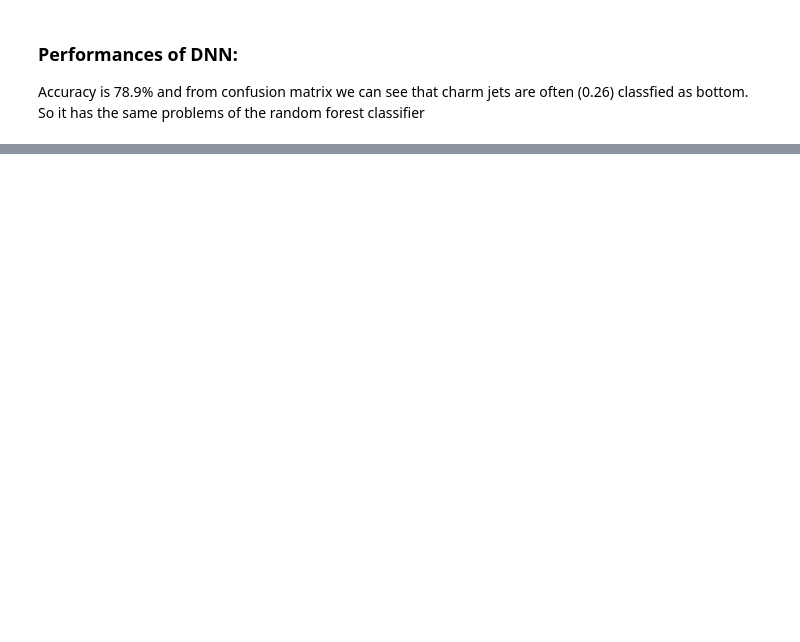
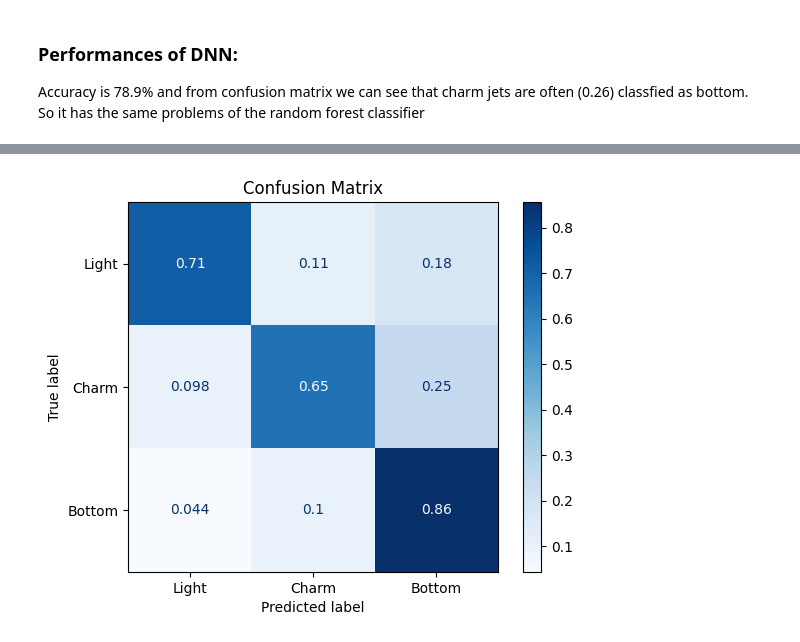
Before and after one commit to Maic-R/ML_for_physics, a Jupyter notebook: jet_tagging_DNN.ipynb, the cells around one changed output, grey strips where cells are left out. Saved outputs shown, nothing was run; the diff lists cells and outputs as text; code cells hidden in the pictures; blank space fills up the shorter version.

```diff
--- a/jet_tagging_DNN.ipynb
+++ b/jet_tagging_DNN.ipynb
@@ -215,0 +342,3 @@ Accuracy is 78.9% and from confusion matrix we can see that charm jets are often
+# %%
+plot_confusion_matrix(opt_dnn)
+# %% [output]
@@ -215,0 +346 @@ Accuracy is 78.9% and from confusion matrix we can see that charm jets are often
+[figure, added]
```
Also changed, not shown: parts of 23 cells of this notebook, 1 other file.
